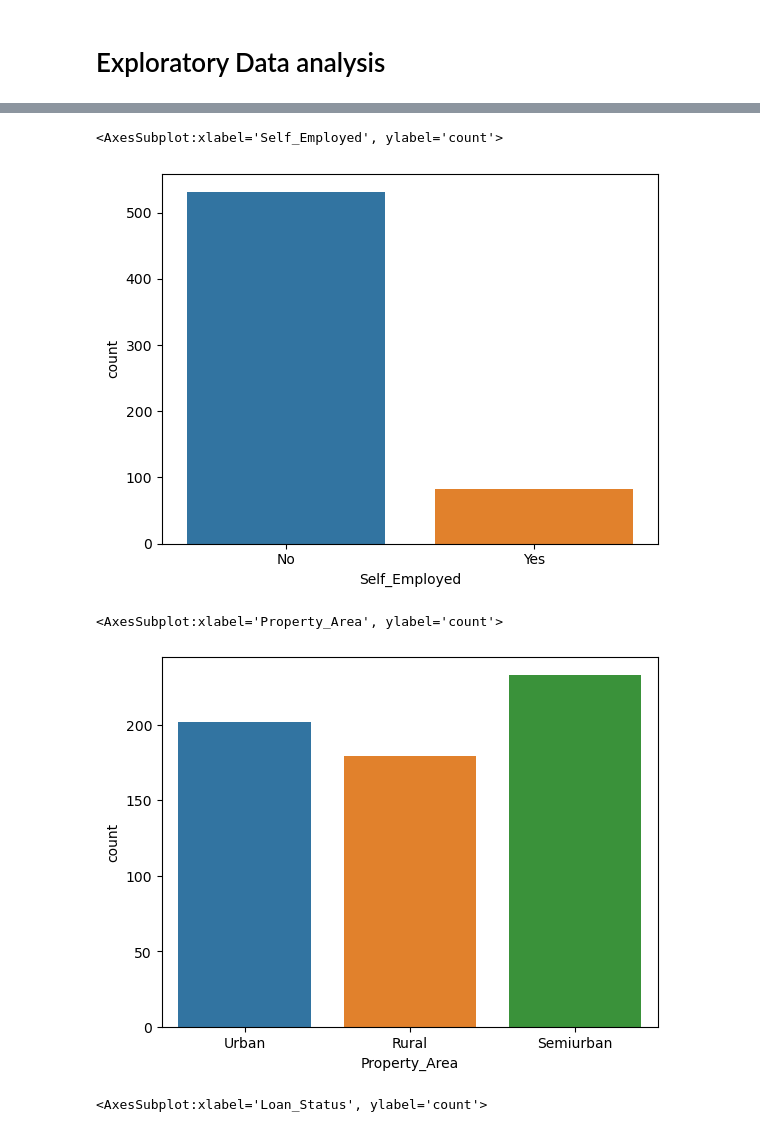
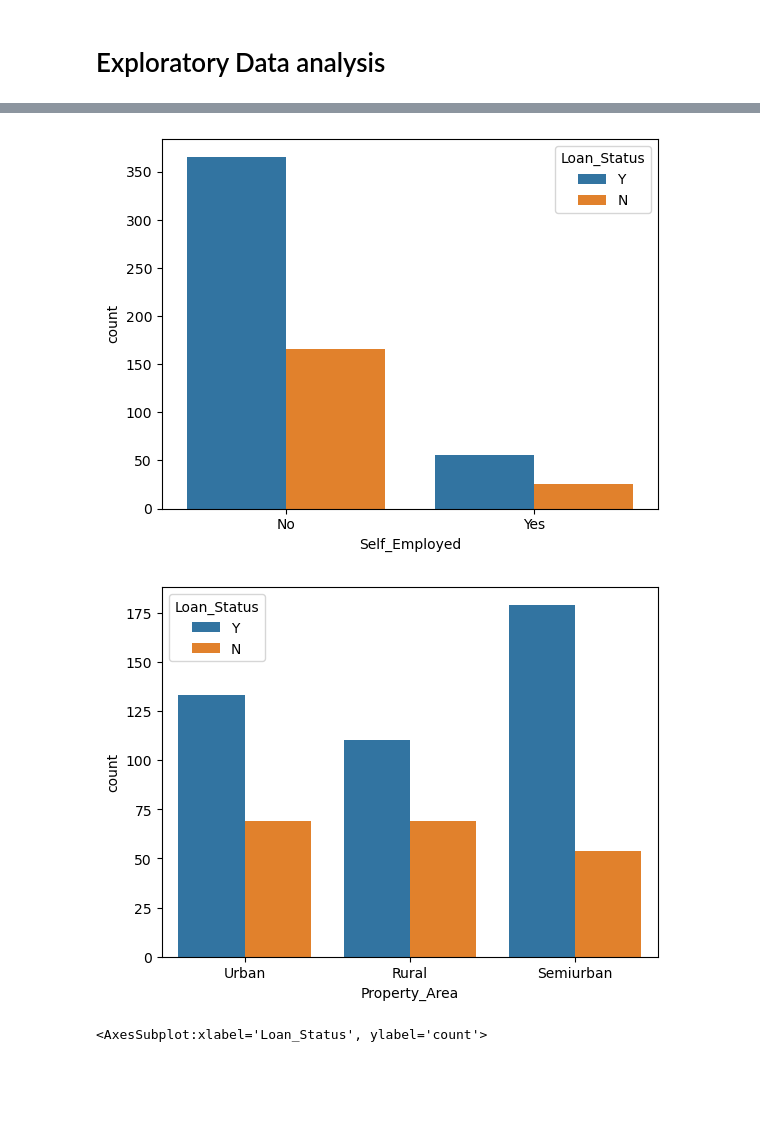
Before and after one commit to BandiNavaneetha/Codeclause_Loan-Predicton-Project, a Jupyter notebook: Loan Prediction Proj.ipynb, the cells around one changed output, grey strips where cells are left out. Cells and saved outputs as stored; diff of their text form; code cells hidden in the pictures; blank space fills up the shorter version.

```diff
--- a/Loan Prediction Proj.ipynb
+++ b/Loan Prediction Proj.ipynb
@@ -14,5 +21,6 @@ warnings.filterwarnings('ignore')
 # %%
-df = pd.read_csv(r"train.csv") #r to read the csv file
+df = pd.read_csv("train.csv")
+tf = pd.read_csv("test.csv")
 # %% [markdown]
 # Understanding the data
 # %%
@@ -216,13 +354,11 @@ sns.countplot(df['Education'])
 # %%
-sns.countplot(df['Self_Employed'])
+sns.countplot(data=df["Loan_Status"], x=df["Self_Employed"], hue=df["Loan_Status"]);
 # %% [output]
-<AxesSubplot:xlabel='Self_Employed', ylabel='count'>
-[figure, old version]
+[figure, new version]
 # %%
-sns.countplot(df['Property_Area'])
+sns.countplot(data=df["Loan_Status"], x=df["Property_Area"], hue=df["Loan_Status"]);
 # %% [output]
-<AxesSubplot:xlabel='Property_Area', ylabel='count'>
-[figure, old version]
+[figure, new version]
 # %%
 sns.countplot(df['Loan_Status'])
 # %% [output]
```
Also changed, not shown: parts of 70 cells of this notebook.
